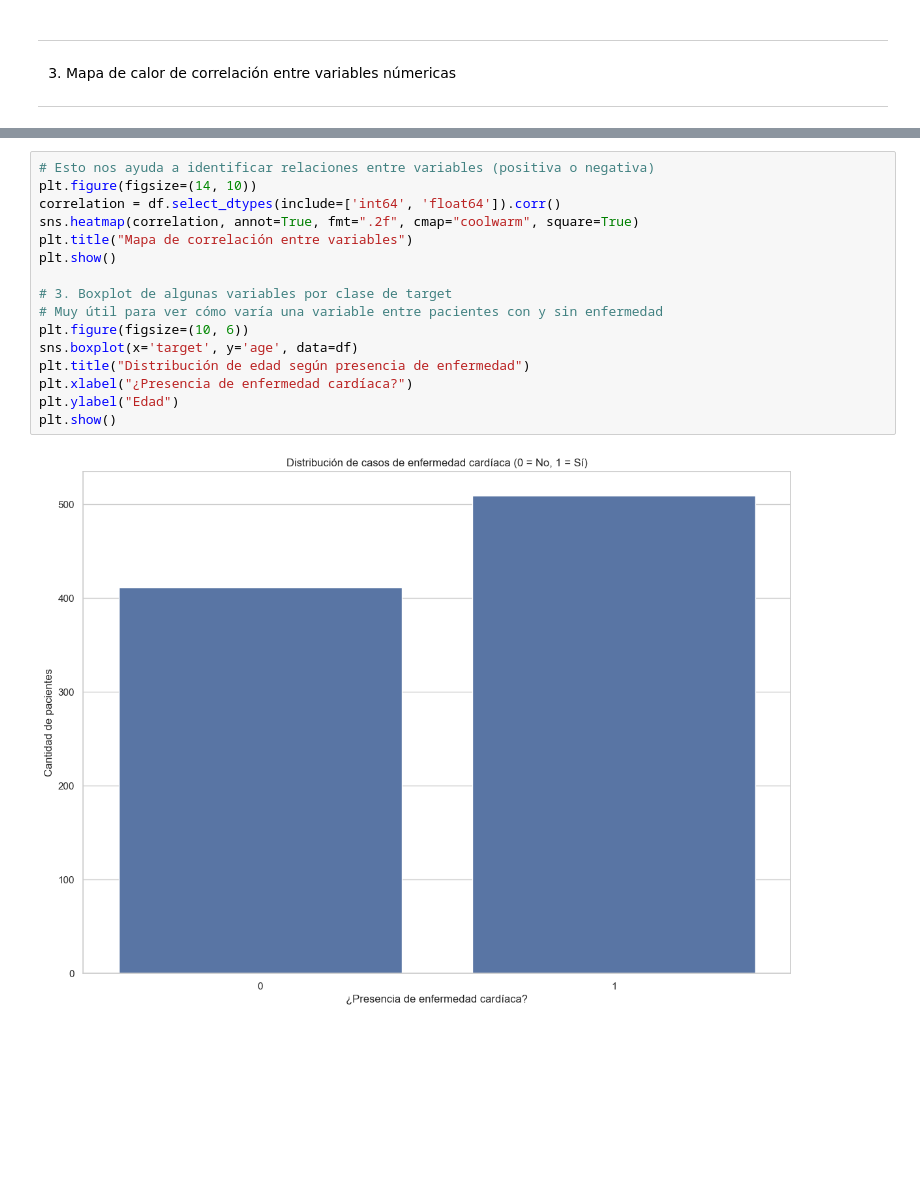
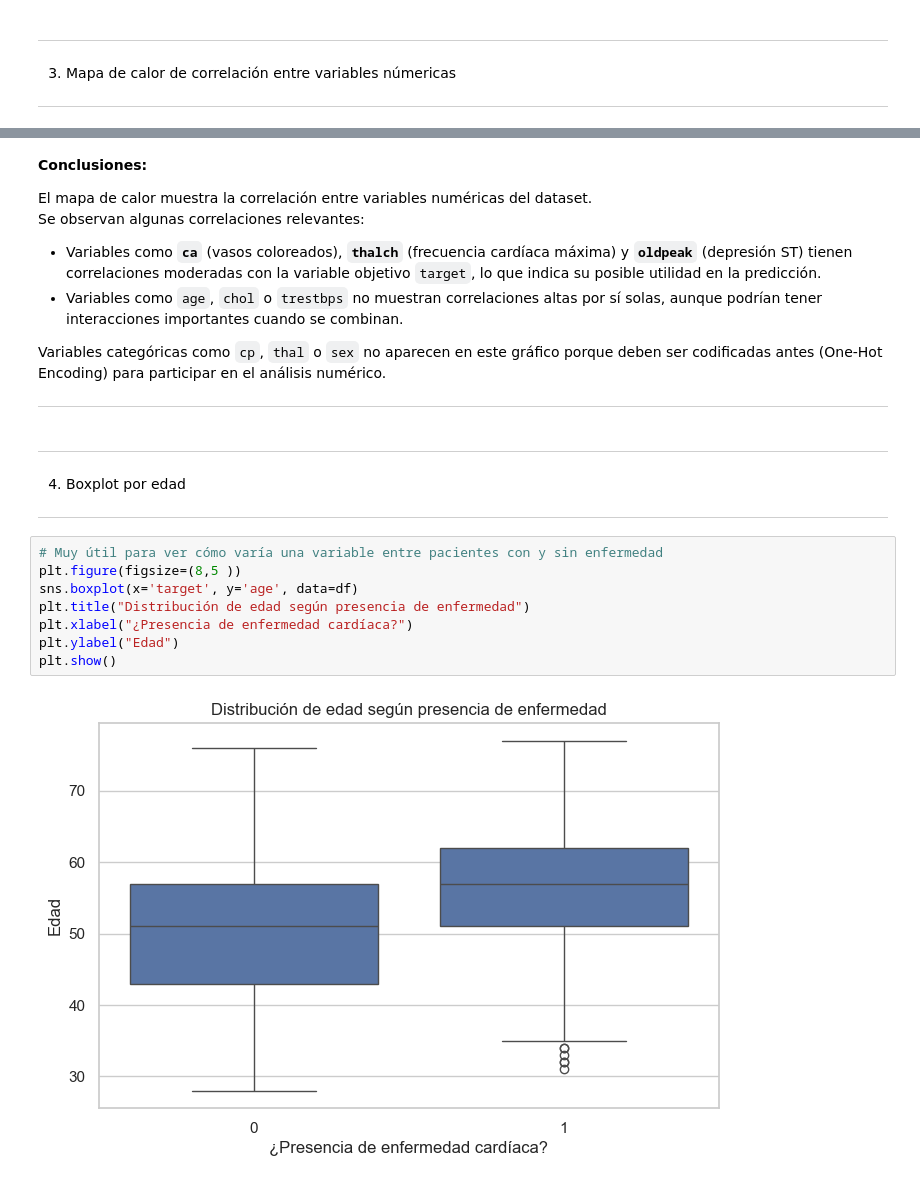
Before and after one commit to Aleejaandro/Machine-Learning, a Jupyter notebook: Clasificacion.ipynb, the cells around one changed output, grey strips where cells are left out. Saved outputs shown, nothing was run; the diff lists cells and outputs as text; blank space fills up the shorter version.

```diff
--- a/Clasificacion.ipynb
+++ b/Clasificacion.ipynb
@@ -286,18 +233,26 @@ plt.show()
+# %% [markdown]
+<b>Conclusiones:</b>   <br>
+
+El mapa de calor muestra la correlación entre variables numéricas del dataset.
+Se observan algunas correlaciones relevantes:
+
+- Variables como **`ca`** (vasos coloreados), **`thalch`** (frecuencia cardíaca máxima) y **`oldpeak`** (depresión ST) tienen correlaciones moderadas con la variable objetivo `target`, lo que indica su posible utilidad en la predicción.
+- Variables como `age`, `chol` o `trestbps` no muestran correlaciones altas por sí solas, aunque podrían tener interacciones importantes cuando se combinan.
+
+Variables categóricas como `cp`, `thal` o `sex` no aparecen en este gráfico porque deben ser codificadas antes (One-Hot Encoding) para participar en el análisis numérico.
+
+---
+# %% [markdown]
+---
+ 4. Boxplot por edad
+---
 # %%
-# Esto nos ayuda a identificar relaciones entre variables (positiva o negativa)
-plt.figure(figsize=(14, 10))
-correlation = df.select_dtypes(include=['int64', 'float64']).corr()
-sns.heatmap(correlation, annot=True, fmt=".2f", cmap="coolwarm", square=True)
-plt.title("Mapa de correlación entre variables")
-plt.show()
-
-# 3. Boxplot de algunas variables por clase de target
 # Muy útil para ver cómo varía una variable entre pacientes con y sin enfermedad
-plt.figure(figsize=(10, 6))
+plt.figure(figsize=(8,5 ))
 sns.boxplot(x='target', y='age', data=df)
 plt.title("Distribución de edad según presencia de enfermedad")
 plt.xlabel("¿Presencia de enfermedad cardíaca?")
 plt.ylabel("Edad")
 plt.show()
 # %% [output]
-[figure, old version]
+[figure, new version]
```
Also changed, not shown: parts of 57 cells of this notebook, 1 other file.
